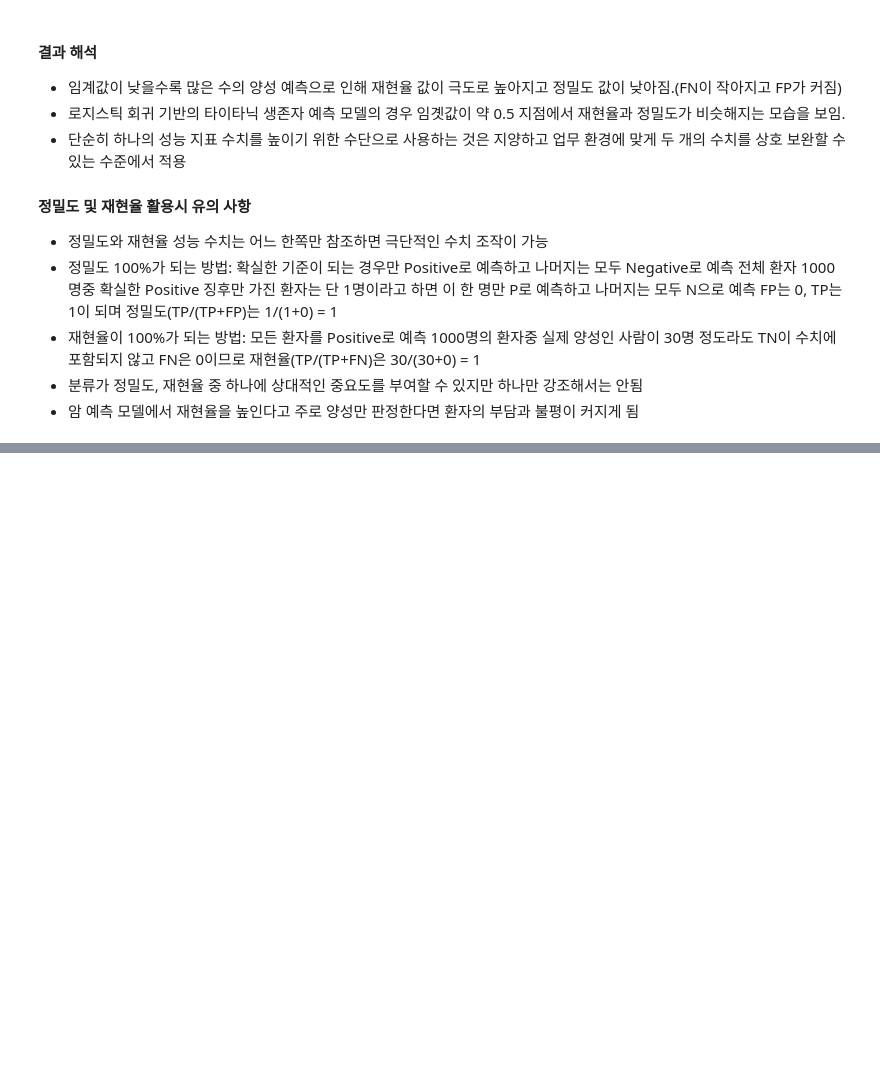
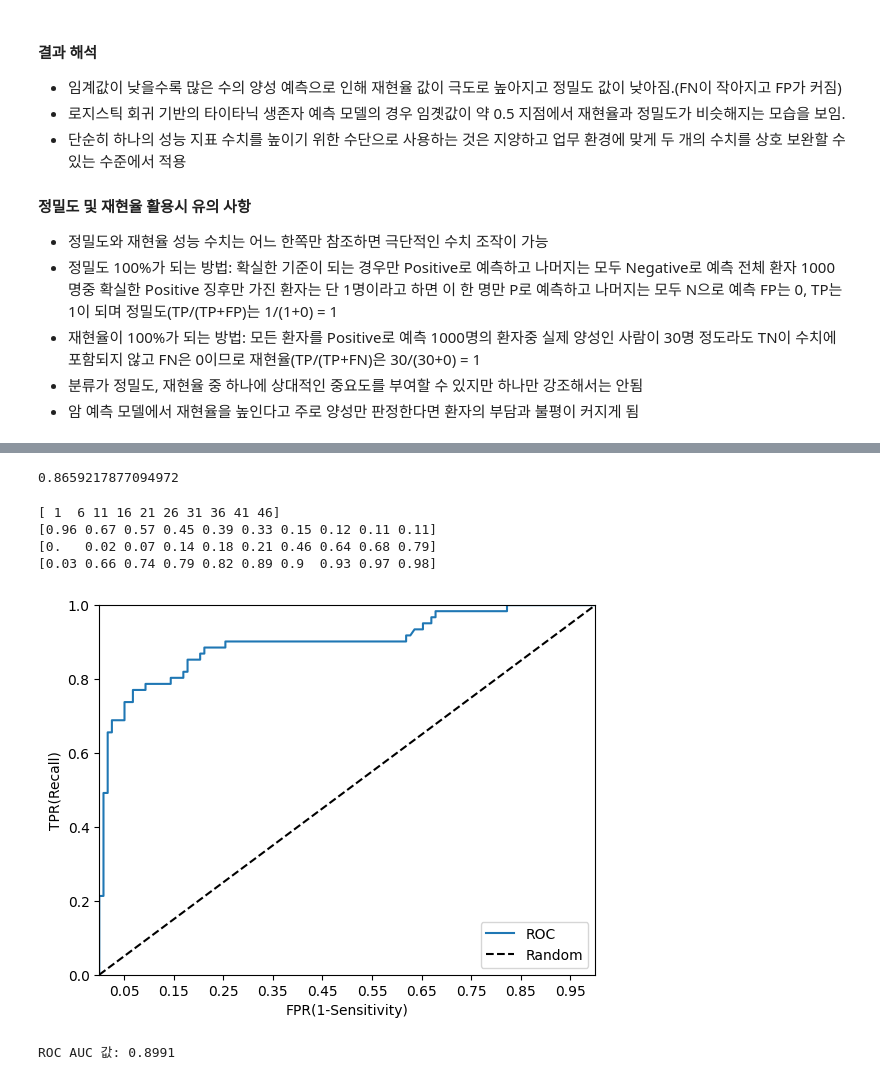
Before and after one commit to windyday0622/windyday, a Jupyter notebook: m5_머신러닝/ ML_분류1_평가.ipynb, the cells around one changed output, grey strips where cells are left out. Cells and saved outputs as stored; diff of their text form; code cells hidden in the pictures; blank space fills up the shorter version.

```diff
--- a/m5_머신러닝/ ML_분류1_평가.ipynb
+++ b/m5_머신러닝/ ML_분류1_평가.ipynb
@@ -465,0 +483,65 @@ precision_recall_curve_plot(y_test, lr_clf.predict_proba(X_test)[:, 1])
+# %%
+import pandas as pd
+import numpy as np
+from sklearn.model_selection import train_test_split
+from sklearn.linear_model import LogisticRegression
+from sklearn.metrics import accuracy_score
+import warnings
+warnings.filterwarnings('ignore')
+titanic_df = pd.read_csv('/train.csv')
+y_titanic_df = titanic_df['Survived']
+X_titanic_df = titanic_df.drop('Survived',axis=1)
+X_titanic_df = transform_features(X_titanic_df)
+
+X_train, X_test, y_train, y_test = \
+                        train_test_split(X_titanic_df, y_titanic_df, test_size= 0.20, random_state=11)
+lr_clf = LogisticRegression()
+lr_clf.fit(X_train,y_train)
+pred = lr_clf.predict(X_test)
+accuracy_lr = accuracy_score(y_test, pred)
+accuracy_lr
+# %% [output]
+0.8659217877094972
+# %%
+from sklearn.metrics import roc_curve
+pred_proba_c1 = lr_clf.predict_proba(X_test)[:, 1]
+fprs, tprs, thresholds = roc_curve(y_test, pred_proba_c1)
+thr_index = np.arange(1, thresholds.shape[0], 5)
+print(thr_index)
+print(np.round(thresholds[thr_index], 2))
+print(np.round(fprs[thr_index], 2))
+print(np.round(tprs[thr_index], 2))
+# %% [output]
+[ 1  6 11 16 21 26 31 36 41 46]
+[0.96 0.67 0.57 0.45 0.39 0.33 0.15 0.12 0.11 0.11]
+[0.   0.02 0.07 0.14 0.18 0.21 0.46 0.64 0.68 0.79]
+[0.03 0.66 0.74 0.79 0.82 0.89 0.9  0.93 0.97 0.98]
+# %%
+# ROC_Curve_plot()는 임곗값이 1에 가까운 값에서 점점 작아지면서 FPR이 점점 커지는데
+# FPR이 조금씩 커질 때 얼마나 TPR은 가파르게 커짐을 알 수 있음
+# AUC가 커지려면 FPR이 작은 상태에서 얼마나 큰 TPR을 얻을 수 있느냐가 관건
+# 가운데 대각선 직선은 랜덤 수준의 이진 분류 AUC 값으로 0.5이며 일반적으로 분류는 0.5이상의 값을 가짐
+import matplotlib.pyplot as plt
+def roc_curve_plot(y_test, pred_proba_c1):
+    fprs, tprs, thresholds = roc_curve(y_test, pred_proba_c1)
+    plt.plot(fprs, tprs, label='ROC')
+    plt.plot([0, 1], [0, 1], 'k--', label='Random')
+
+    start, end = plt.xlim()
+    plt.xticks(np.round(np.arange(start, end, 0.1), 2))
+    plt.xlim(0, 1); plt.ylim(0, 1)
+    plt.xlabel('FPR(1-Sensitivity)'); plt.ylabel('TPR(Recall)')
+    plt.legend()
+    plt.show()
+
+roc_curve_plot(y_test, lr_clf.predict_proba(X_test)[:, 1])
+# %% [output]
+[figure, added]
+# %%
+from sklearn.metrics import roc_auc_score
+
+pred_proba = lr_clf.predict_proba(X_test)[:, 1]
+roc_score = roc_auc_score(y_test, pred_proba)
+print('ROC AUC 값: {0:.4f}'.format(roc_score))
+# %% [output]
+ROC AUC 값: 0.8991
```
Also changed, not shown: parts of 20 cells of this notebook.
